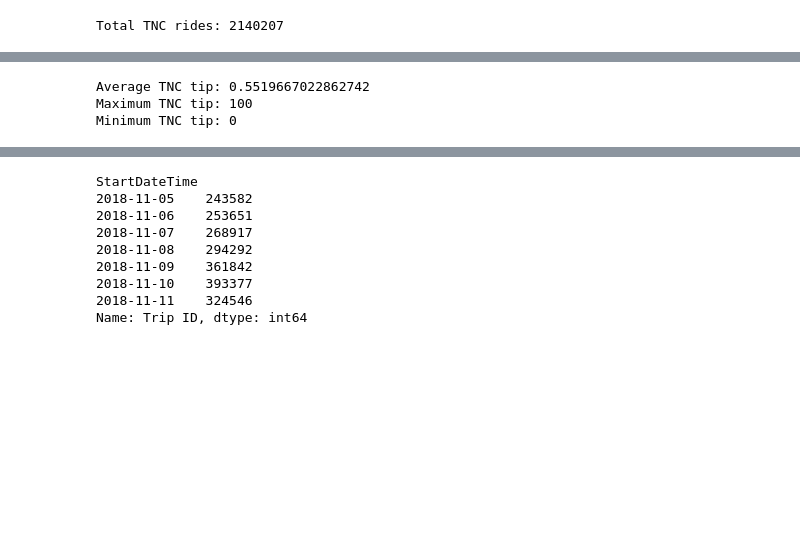
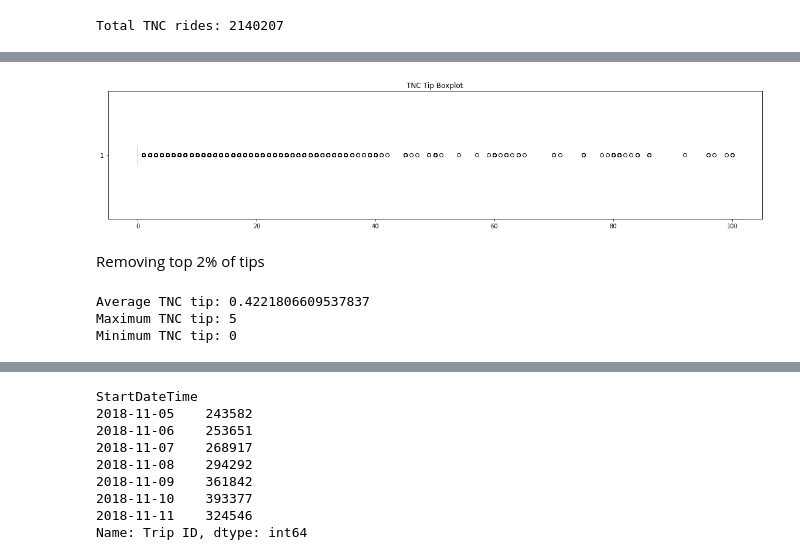
Before and after one commit to juanfrans/chicago_tnc_vs_taxis, a Jupyter notebook: 02_GeneratingSummaryTablesGraphs/src/01_GeneratingSummaryTablesGraphs.ipynb, the cells around one changed output, grey strips where cells are left out. Drawn from its saved outputs; the diff is of its cells as text; code cells hidden in the pictures; blank space fills up the shorter version.

```diff
--- a/02_GeneratingSummaryTablesGraphs/src/01_GeneratingSummaryTablesGraphs.ipynb
+++ b/02_GeneratingSummaryTablesGraphs/src/01_GeneratingSummaryTablesGraphs.ipynb
@@ -133,11 +188,21 @@ Minimum TNC fare: 0.0
+# %%
+plt.rcParams["figure.figsize"] = [20,4]
+fig1, ax1 = plt.subplots()
+ax1.boxplot(tncData['Tip'], vert=False)
+ax1.title.set_text('TNC Tip Boxplot')
+# %% [output]
+[figure, added]
+# %% [markdown]
+Removing top 2% of tips
 # %%
-tncAvgTip = tncData['Tip'].mean()
-tncMaxTip = tncData['Tip'].max()
-tncMinTip = tncData['Tip'].min()
+tncTip98 = tncData[tncData['Tip'] <= tncData['Tip'].quantile(.98)]
+tncAvgTip = tncTip98['Tip'].mean()
+tncMaxTip = tncTip98['Tip'].max()
+tncMinTip = tncTip98['Tip'].min()
 print('Average TNC tip:', tncAvgTip)
 print('Maximum TNC tip:', tncMaxTip)
 print('Minimum TNC tip:', tncMinTip)
 # %% [output]
-Average TNC tip: 0.5519667022862742
-Maximum TNC tip: 100
+Average TNC tip: 0.4221806609537837
+Maximum TNC tip: 5
 Minimum TNC tip: 0
```
Also changed, not shown: parts of 108 cells of this notebook, 1 other file.
